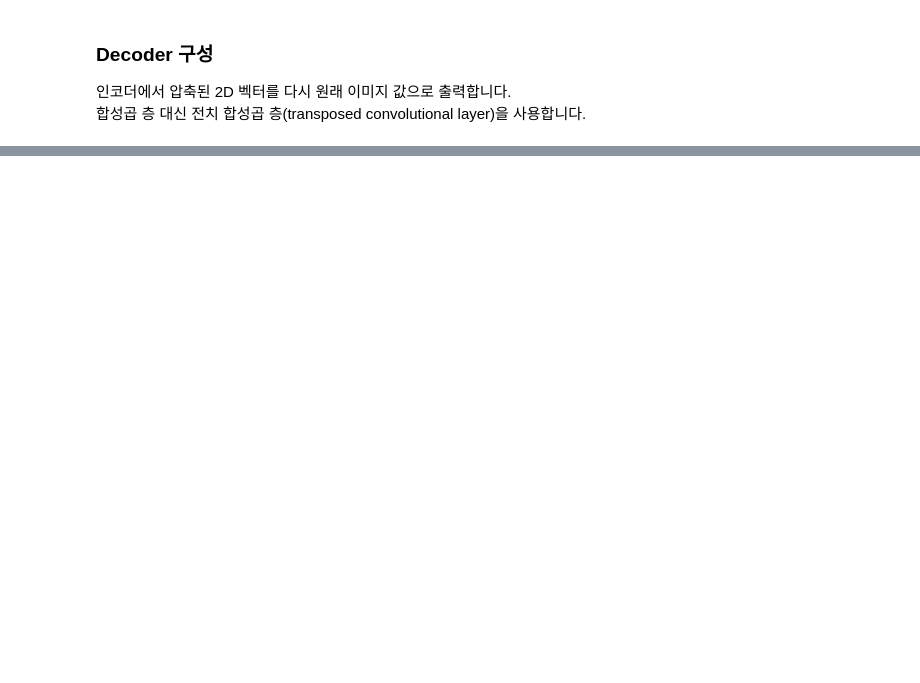
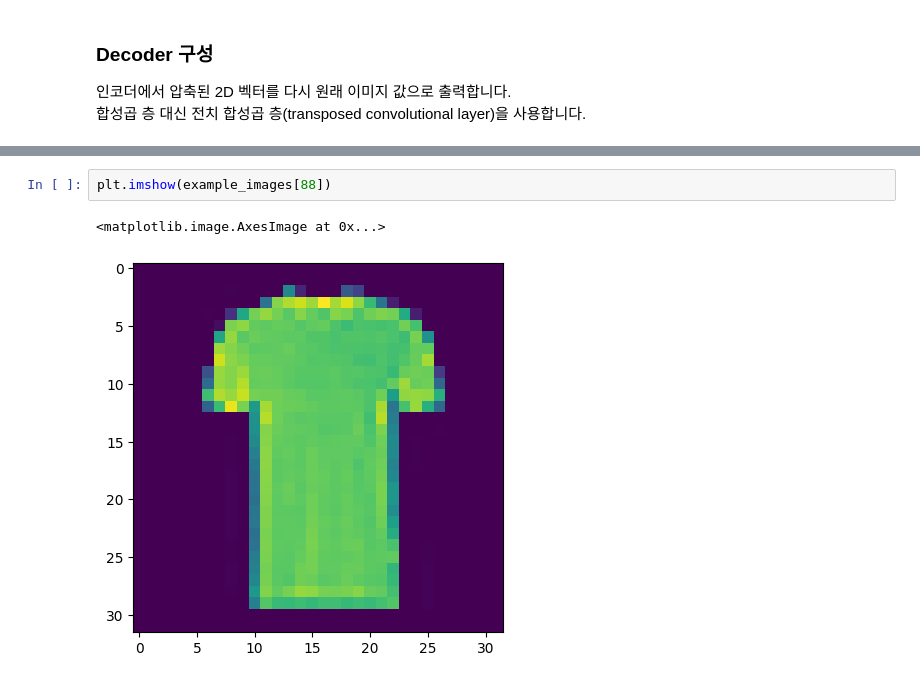
Before and after one commit to ChanghyunRyu/project-gaerchen, a Jupyter notebook: learning/Generative_Deep_Learning/ch3/autoencoder_example.ipynb, the cells around one changed output, grey strips where cells are left out. Drawn from its saved outputs; the diff is of its cells as text; blank space fills up the shorter version.

```diff
--- a/learning/Generative_Deep_Learning/ch3/autoencoder_example.ipynb
+++ b/learning/Generative_Deep_Learning/ch3/autoencoder_example.ipynb
@@ -119,0 +211,5 @@ Model: "functional_1"
+# %%
+plt.imshow(example_images[88])
+# %% [output]
+<matplotlib.image.AxesImage at 0x...>
+[figure, added]
```
Also changed, not shown: parts of 18 cells of this notebook.
